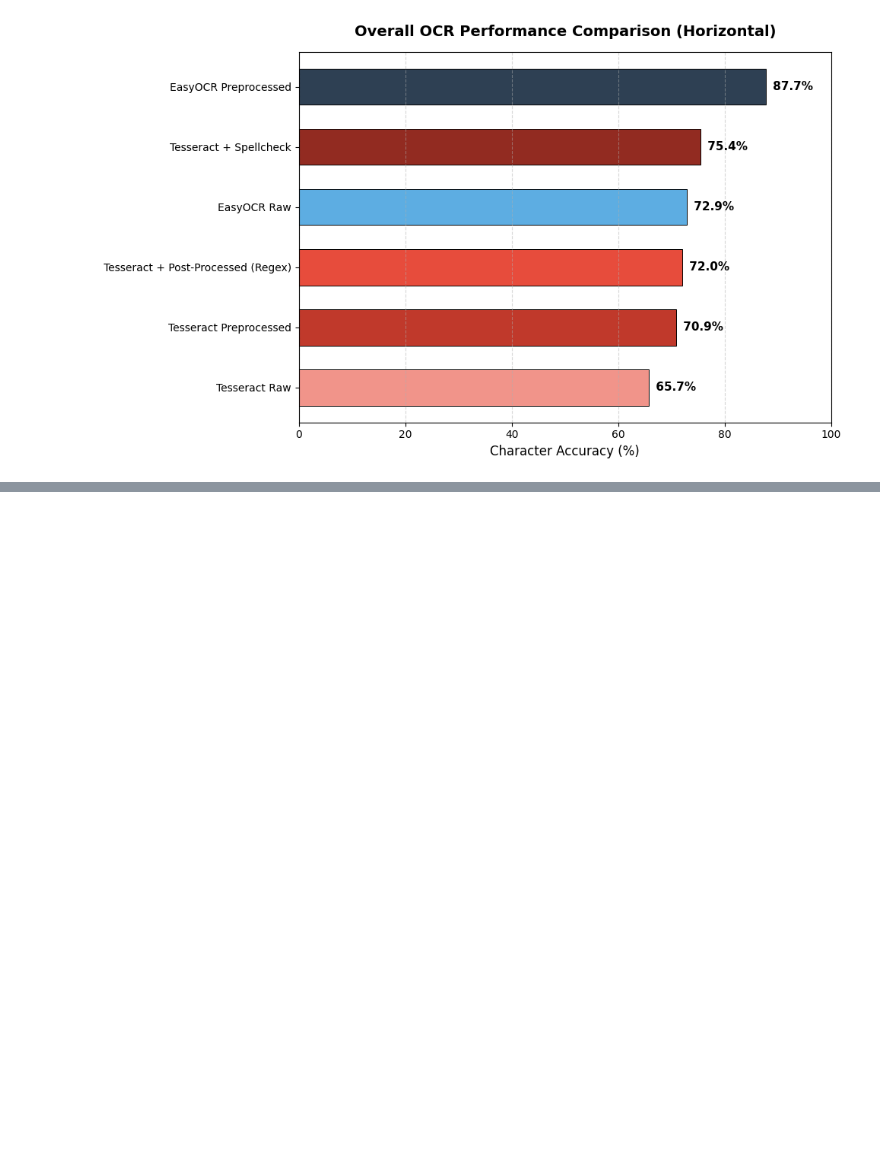
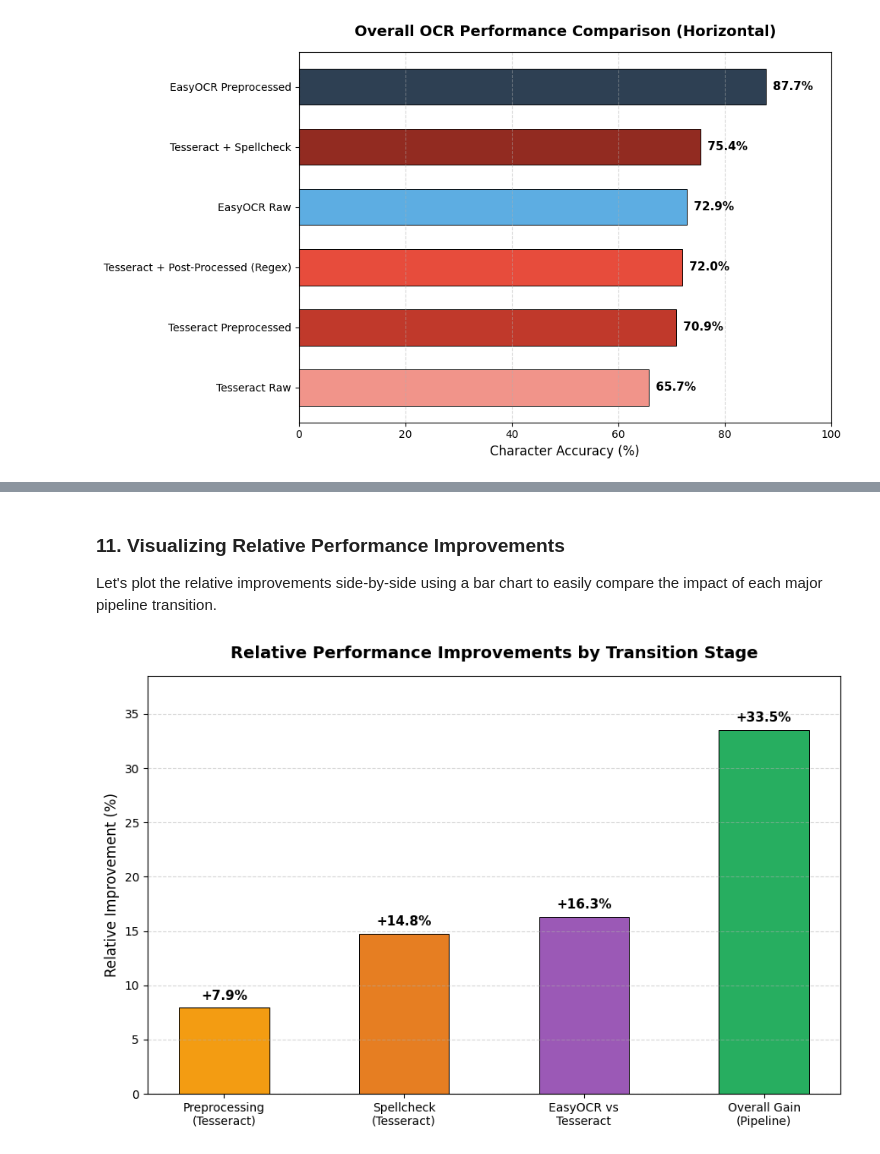
Before and after one commit to JacekDrzycimski/6tunnel, a Jupyter notebook: OCR_2.ipynb, the cells around one changed output, grey strips where cells are left out. Drawn from its saved outputs; the diff is of its cells as text; code cells hidden in the pictures; blank space fills up the shorter version.

```diff
--- a/OCR_2.ipynb
+++ b/OCR_2.ipynb
@@ -966,0 +1069,47 @@ plt.show()
+# %% [markdown]
+### 11. Visualizing Relative Performance Improvements
+
+Let's plot the relative improvements side-by-side using a bar chart to easily compare the impact of each major pipeline transition.
+# %%
+import matplotlib.pyplot as plt
+
+# Prepare the data
+transitions = [
+    'Preprocessing\n(Tesseract)',
+    'Spellcheck\n(Tesseract)',
+    'EasyOCR vs\nTesseract',
+    'Overall Gain\n(Pipeline)'
+]
+
+# Use numerical values for plotting
+relative_gains = [
+    rel_gain_preprocessing,
+    rel_gain_spellcheck,
+    rel_gain_easyocr_over_tesseract,
+    rel_gain_total_pipeline
+]
+
+colors = ['#f39c12', '#e67e22', '#9b59b6', '#27ae60']
+
+fig, ax = plt.subplots(figsize=(9, 6))
+bars = ax.bar(transitions, relative_gains, color=colors, edgecolor='black', linewidth=0.7, width=0.5)
+
+# Titles and labels
+ax.set_title('Relative Performance Improvements by Transition Stage', fontsize=14, fontweight='bold', pad=15)
+ax.set_ylabel('Relative Improvement (%)', fontsize=12)
+ax.set_ylim(0, max(relative_gains) * 1.15) # Add space on top for labels
+
+# Add percentage labels on top of the bars
+for bar in bars:
+    height = bar.get_height()
+    ax.annotate(f'+{height:.1f}%',
+                xy=(bar.get_x() + bar.get_width() / 2, height),
+                xytext=(0, 5),
+                textcoords='offset points',
+                ha='center', va='bottom', fontsize=11, fontweight='bold')
+
+plt.grid(axis='y', linestyle='--', alpha=0.5)
+plt.tight_layout()
+plt.show()
+# %% [output]
+[figure, added]
```
Also changed, not shown: parts of 11 cells of this notebook.
